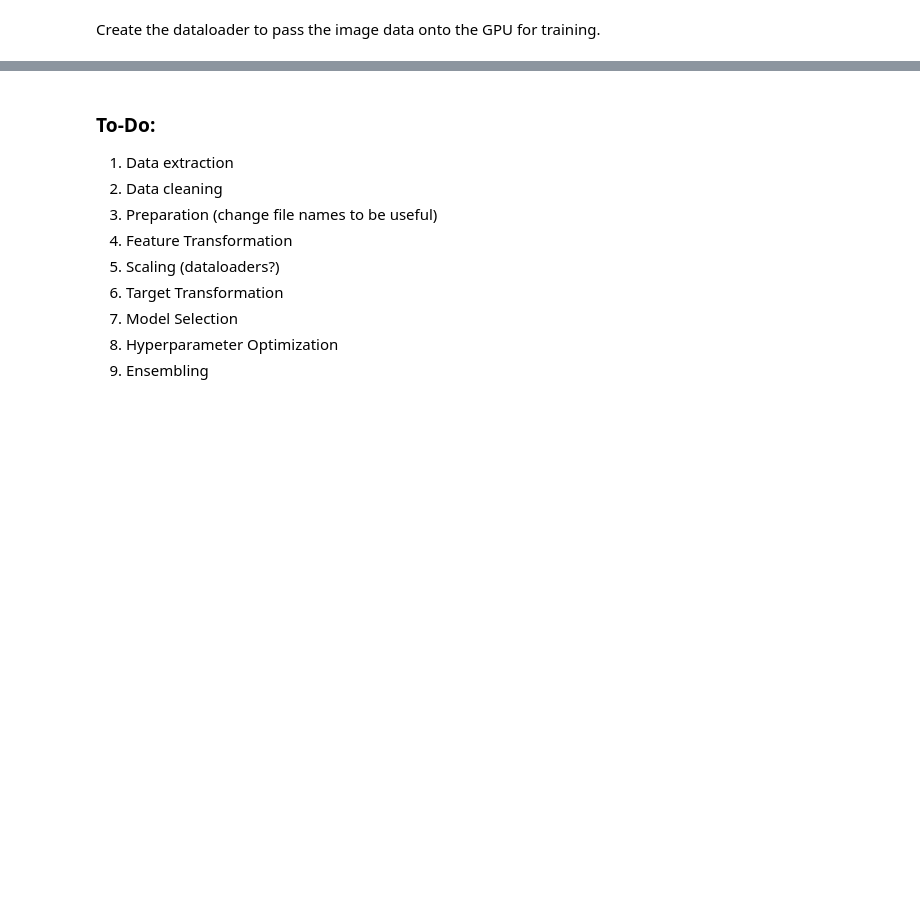
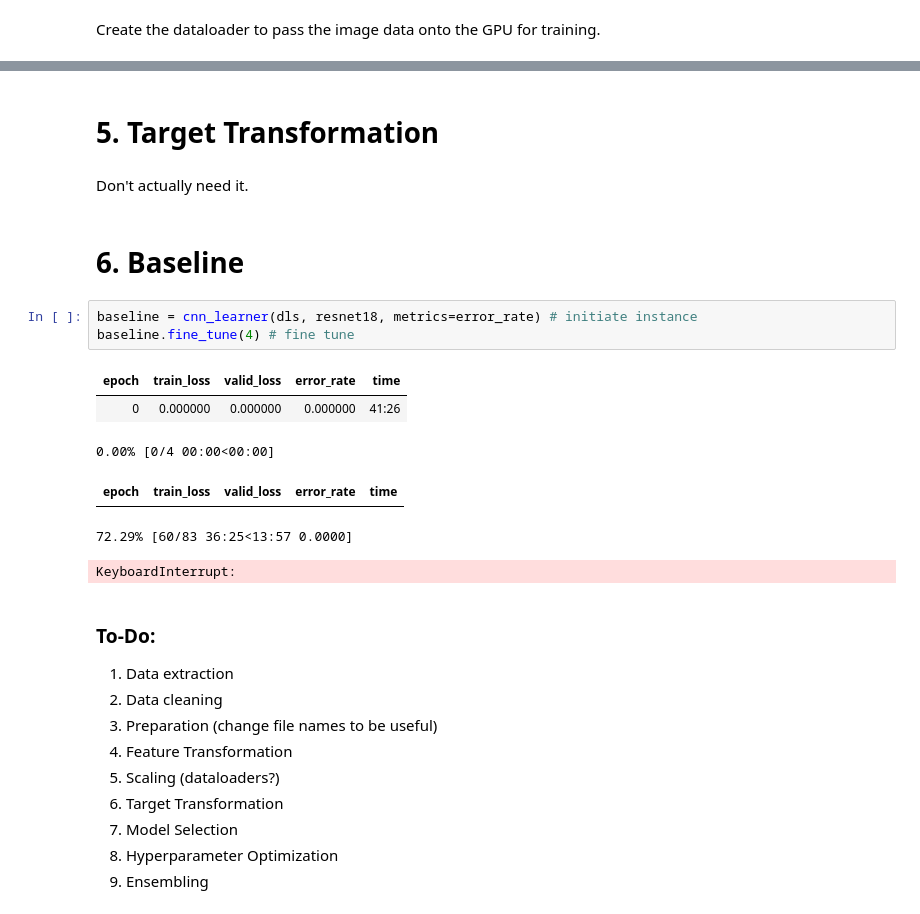
Before and after one commit to TheAlephNull/steel-defects, a Jupyter notebook: EDA.ipynb, the cells around one changed output, grey strips where cells are left out. Cells and saved outputs as stored; diff of their text form; blank space fills up the shorter version.

```diff
--- a/EDA.ipynb
+++ b/EDA.ipynb
@@ -105,3 +127,19 @@ steel_pics = DataBlock(
+# %% [markdown]
+# 5. Target Transformation
+# %% [markdown]
+Don't actually need it.
+# %% [markdown]
+# 6. Baseline
+# %%
+baseline = cnn_learner(dls, resnet18, metrics=error_rate) # initiate instance
+baseline.fine_tune(4) # fine tune
+# %% [output]
+| epoch | train_loss | valid_loss | error_rate | time |
+| 0 | 0.000000 | 0.000000 | 0.000000 | 41:26 |
+0.00% [0/4 00:00<00:00]
+| epoch | train_loss | valid_loss | error_rate | time |
+72.29% [60/83 36:25<13:57 0.0000]
+KeyboardInterrupt:
 # %% [markdown]
 ### To-Do:
 
```
Also changed, not shown: parts of 9 cells of this notebook.
